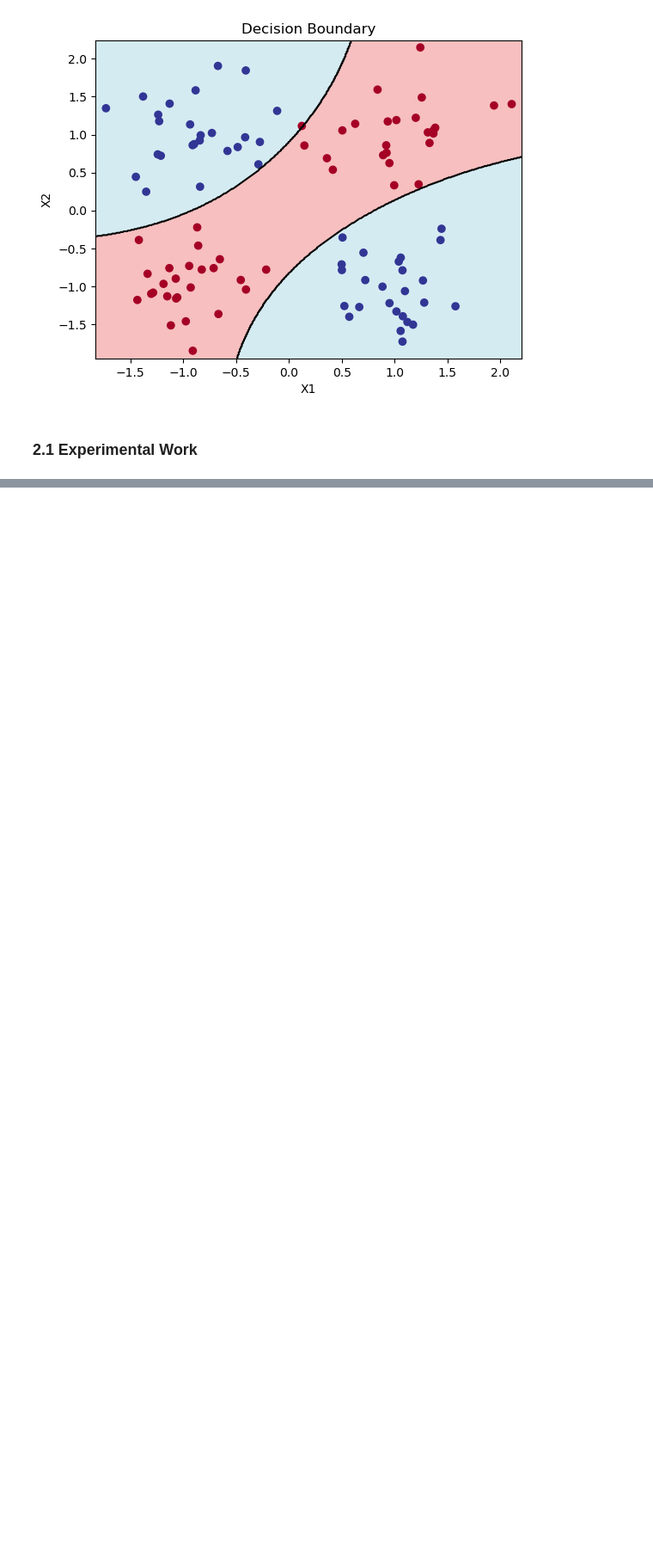
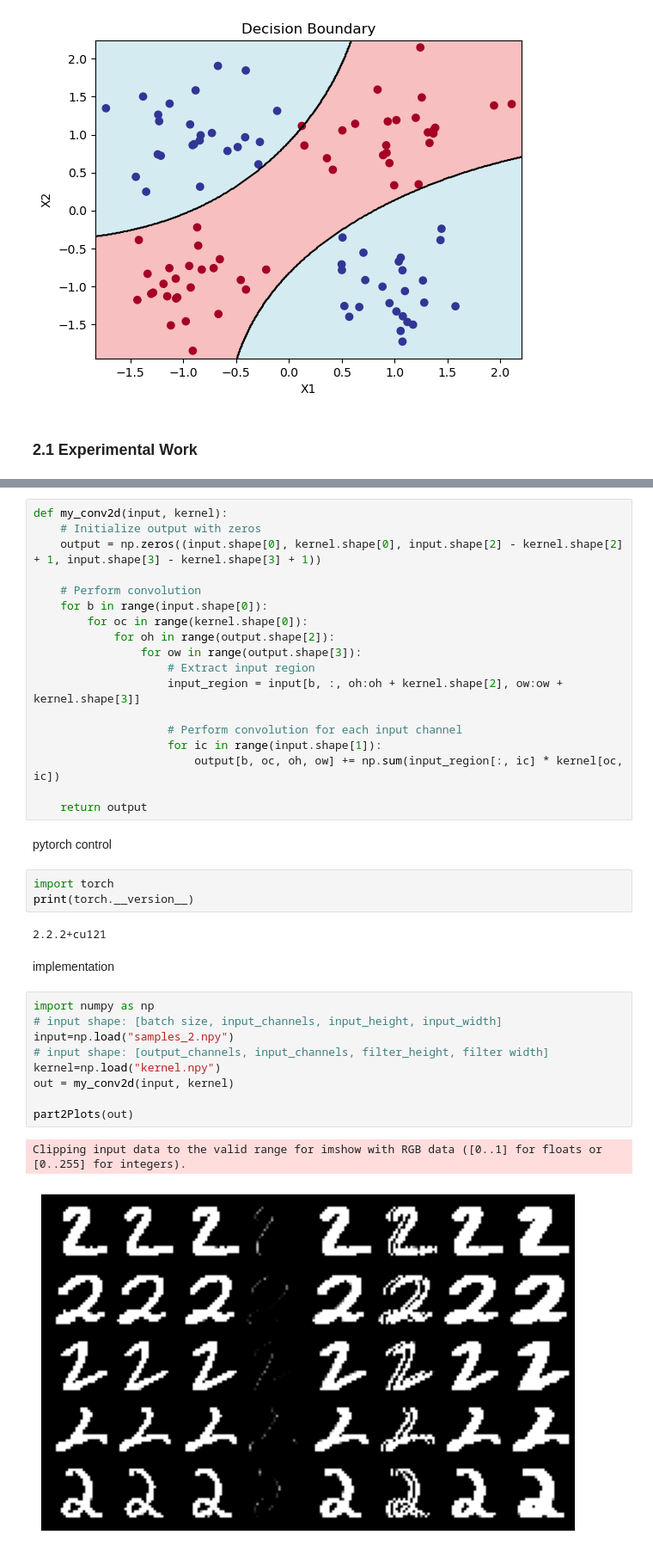
Before and after one commit to DSoysal/fundamentals_of_ML, a Jupyter notebook: notebook.ipynb, the cells around one changed output, grey strips where cells are left out. Shown at 86% size. Saved outputs shown, nothing was run; the diff lists cells and outputs as text; blank space fills up the shorter version.

```diff
--- a/notebook.ipynb
+++ b/notebook.ipynb
@@ -646,0 +649,39 @@ Epoch 9000: Loss = 0.028
+# %%
+def my_conv2d(input, kernel):
+    # Initialize output with zeros
+    output = np.zeros((input.shape[0], kernel.shape[0], input.shape[2] - kernel.shape[2] + 1, input.shape[3] - kernel.shape[3] + 1))
+
+    # Perform convolution
+    for b in range(input.shape[0]):
+        for oc in range(kernel.shape[0]):
+            for oh in range(output.shape[2]):
+                for ow in range(output.shape[3]):
+                    # Extract input region
+                    input_region = input[b, :, oh:oh + kernel.shape[2], ow:ow + kernel.shape[3]]
+
+                    # Perform convolution for each input channel
+                    for ic in range(input.shape[1]):
+                        output[b, oc, oh, ow] += np.sum(input_region[:, ic] * kernel[oc, ic])
+
+    return output
+# %% [markdown]
+pytorch control
+# %%
+import torch
+print(torch.__version__)
+# %% [output]
+2.2.2+cu121
+# %% [markdown]
+implementation
+# %%
+import numpy as np
+# input shape: [batch size, input_channels, input_height, input_width]
+input=np.load("samples_2.npy")
+# input shape: [output_channels, input_channels, filter_height, filter width]
+kernel=np.load("kernel.npy")
+out = my_conv2d(input, kernel)
+
+part2Plots(out)
+# %% [output]
+Clipping input data to the valid range for imshow with RGB data ([0..1] for floats or [0..255] for integers).
+[figure, added]
```
Also changed, not shown: parts of 1 cell of this notebook.
